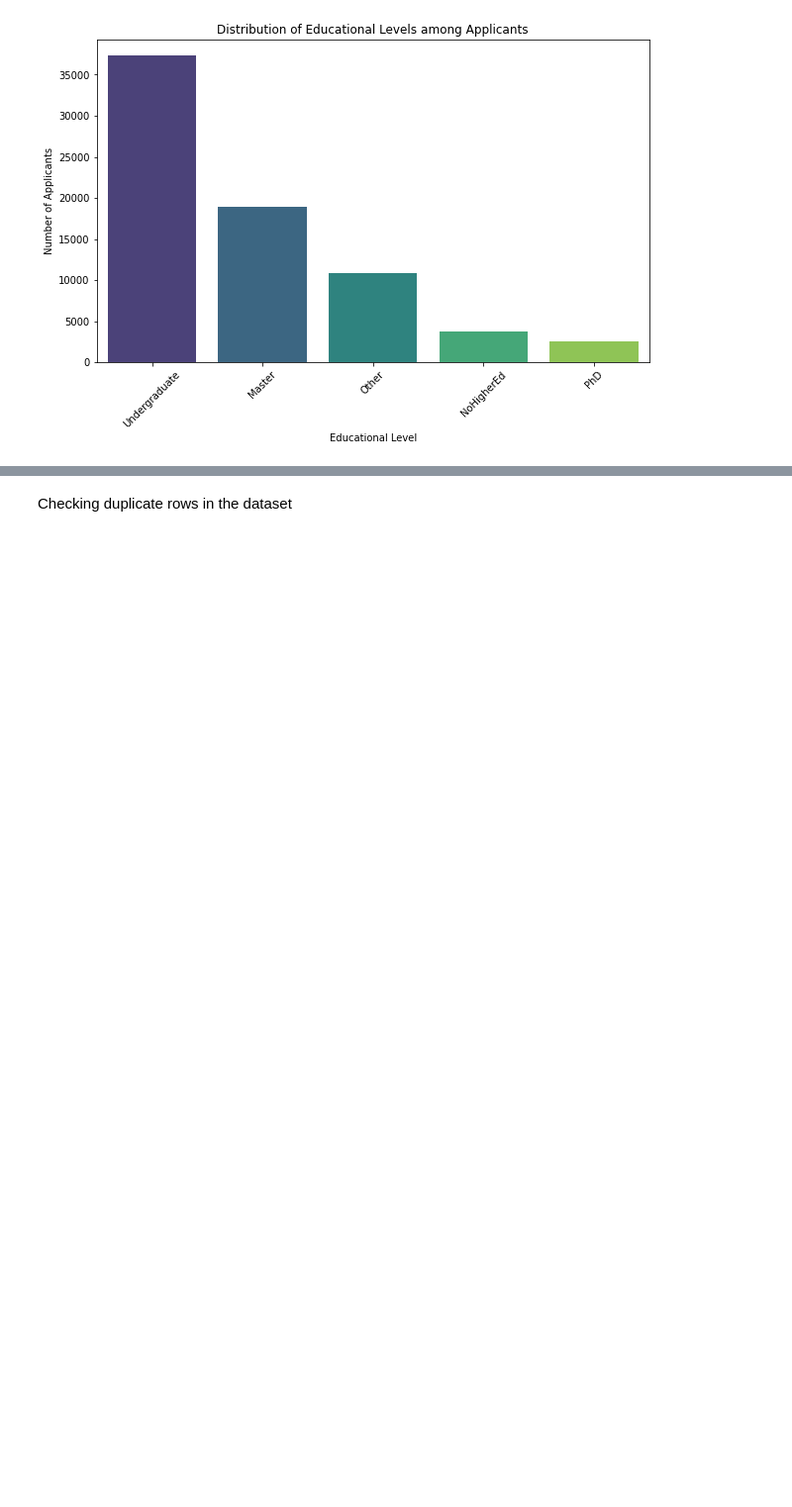
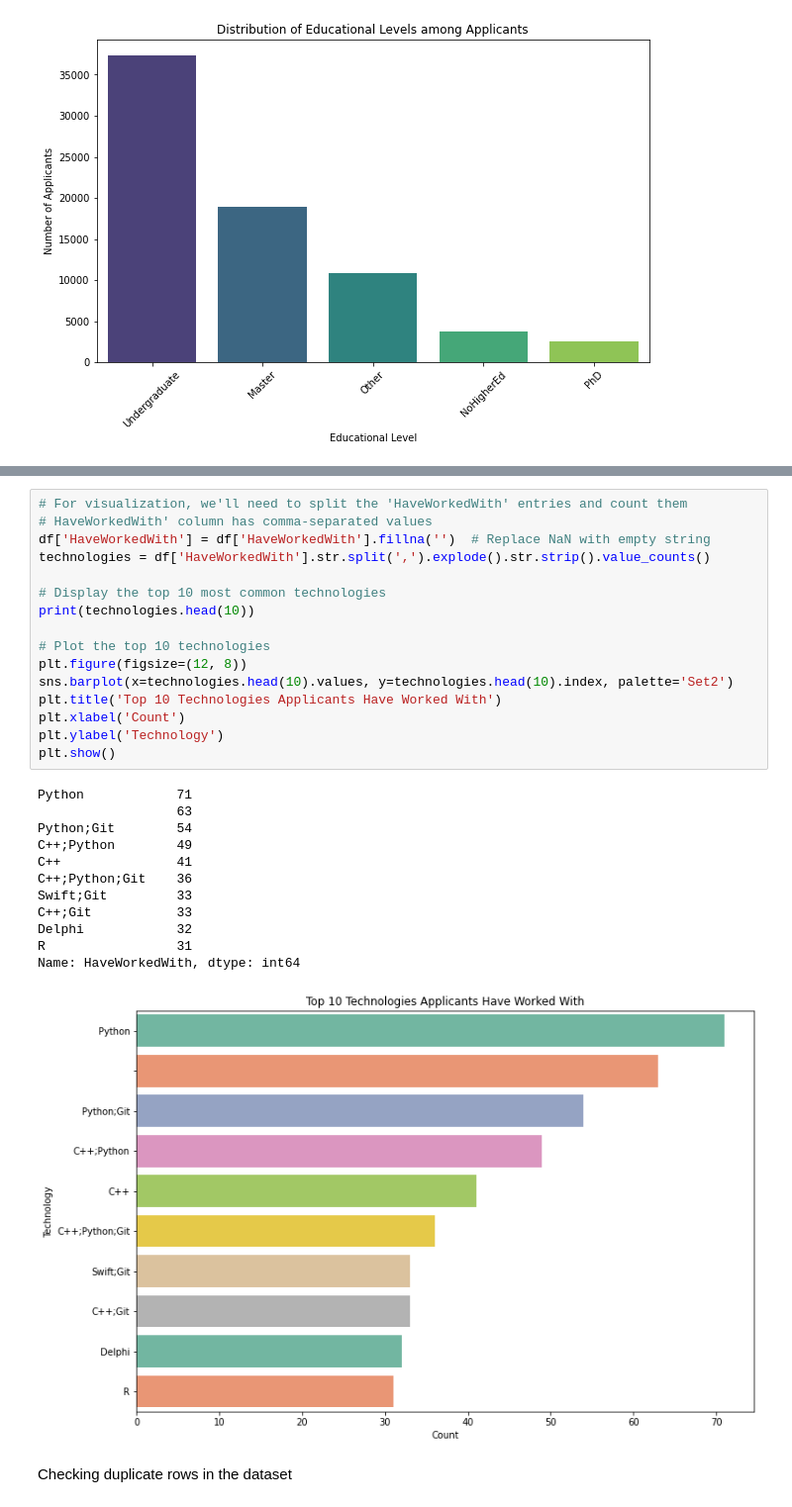
Before and after one commit to SoleilUmwiza92/AIForSociety-S6, a Jupyter notebook: Individual project/archive (1)/JobApplicants.ipynb, the cells around one changed output, grey strips where cells are left out. Shown: that part at 99% size. Drawn from its saved outputs; the diff is of its cells as text; blank space fills up the shorter version.

```diff
--- a/Individual project/archive (1)/JobApplicants.ipynb
+++ b/Individual project/archive (1)/JobApplicants.ipynb
@@ -169,3 +247,32 @@ plt.show()
+# %%
+# For visualization, we'll need to split the 'HaveWorkedWith' entries and count them
+# HaveWorkedWith' column has comma-separated values
+df['HaveWorkedWith'] = df['HaveWorkedWith'].fillna('')  # Replace NaN with empty string
+technologies = df['HaveWorkedWith'].str.split(',').explode().str.strip().value_counts()
+
+# Display the top 10 most common technologies
+print(technologies.head(10))
+
+# Plot the top 10 technologies
+plt.figure(figsize=(12, 8))
+sns.barplot(x=technologies.head(10).values, y=technologies.head(10).index, palette='Set2')
+plt.title('Top 10 Technologies Applicants Have Worked With')
+plt.xlabel('Count')
+plt.ylabel('Technology')
+plt.show()
+# %% [output]
+Python            71
+                  63
+Python;Git        54
+C++;Python        49
+C++               41
+C++;Python;Git    36
+Swift;Git         33
+C++;Git           33
+Delphi            32
+R                 31
+Name: HaveWorkedWith, dtype: int64
+[figure, added]
 # %% [markdown]
 Checking duplicate rows in the dataset
 # %%
```
Also changed, not shown: parts of 32 cells of this notebook.
